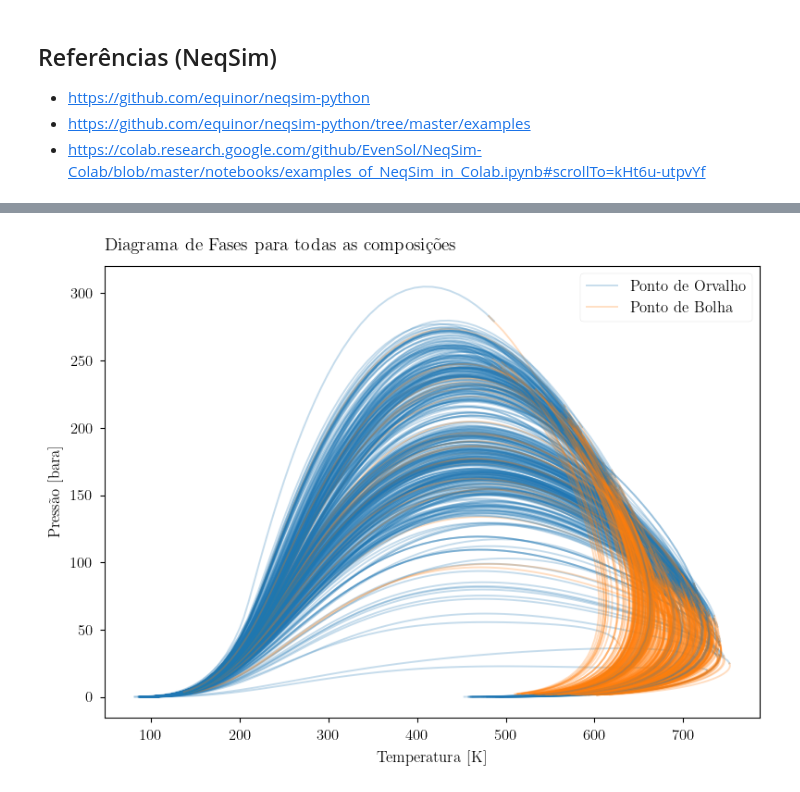
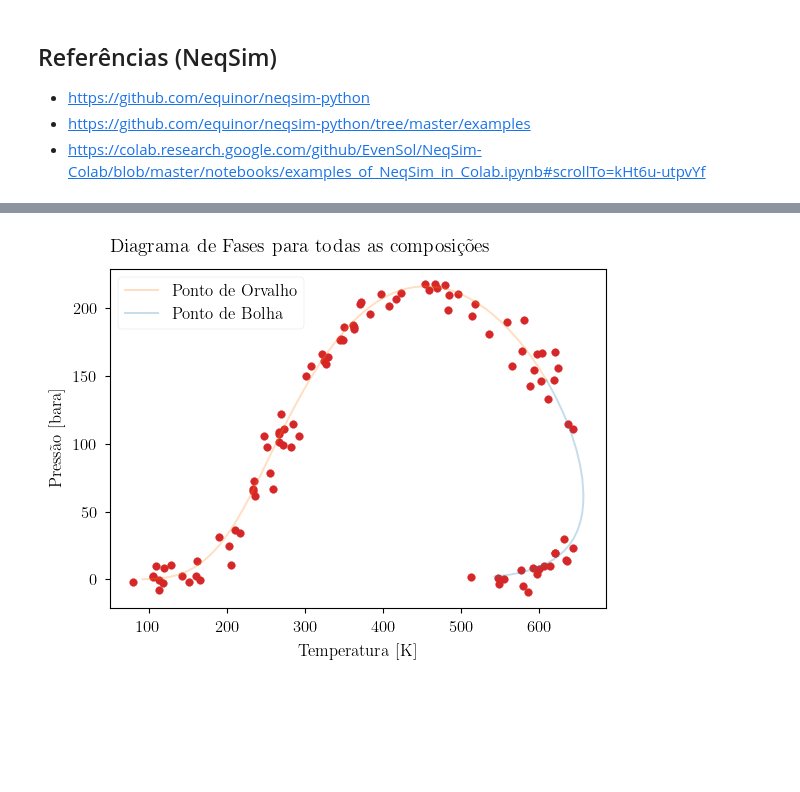
Before and after one commit to antonionicampos/nn-flash, a Jupyter notebook: notebooks/neqsim_sandbox.ipynb, the cells around one changed output, grey strips where cells are left out. Saved outputs shown, nothing was run; the diff lists cells and outputs as text; code cells hidden in the pictures; blank space fills up the shorter version.

```diff
--- a/notebooks/neqsim_sandbox.ipynb
+++ b/notebooks/neqsim_sandbox.ipynb
@@ -70,53 +71,64 @@ processed_data.head()
 # %%
 for i in np.arange(processed_data.shape[0]):
     fluid1 = set_components(composition_data.loc[i, :].to_dict())
     thermoOps = jNeqSim.thermodynamicOperations.ThermodynamicOperations(fluid1)
     thermoOps.calcPTphaseEnvelope(True, 0.1)
 
     if 0.0 in list(thermoOps.getOperation().get("dewT")):
         # print(processed_data.loc[i, :].to_dict())
         thermoOps.calcPTphaseEnvelope(False, 0.1)
         if 0.0 in list(thermoOps.getOperation().get("dewT")):
             composition_data = composition_data.drop(i)
             processed_data = processed_data.drop(i)
             continue
 
-    if i == 0:
-        plt.plot(
-            list(thermoOps.getOperation().get("dewT")),
-            list(thermoOps.getOperation().get("dewP")),
-            label="Ponto de Orvalho",
-            alpha=0.25,
-            color="C0",
-        )
-        plt.plot(
-            list(thermoOps.getOperation().get("bubT")),
-            list(thermoOps.getOperation().get("bubP")),
-            label="Ponto de Bolha",
-            alpha=0.25,
-            color="C1",
-        )
-    else:
-        plt.plot(
-            list(thermoOps.getOperation().get("dewT")),
-            list(thermoOps.getOperation().get("dewP")),
-            alpha=0.25,
-            color="C0",
-        )
-        plt.plot(
-            list(thermoOps.getOperation().get("bubT")),
-            list(thermoOps.getOperation().get("bubP")),
-            alpha=0.25,
-            color="C1",
-        )
+    dewP = np.array(thermoOps.getOperation().get("dewP"))[:-1]
+    bubP = np.array(thermoOps.getOperation().get("bubP"))
+    envelopeP = np.r_[dewP, bubP]
+
+    dewT = np.array(thermoOps.getOperation().get("dewT"))[:-1]
+    bubT = np.array(thermoOps.getOperation().get("bubT"))
+    envelopeT = np.r_[dewT, bubT]
+
+    probs = np.abs(np.diff(envelopeT))
+    probs /= probs.sum()
+
+    for _ in range(100):
+        index = np.random.choice(np.arange(1, envelopeT.shape[0]), p=probs)
+        T_range = np.array([envelopeT[index - 1], envelopeT[index]])
+        P_range = np.array([envelopeP[index - 1], envelopeP[index]])
+
+        T_center = (T_range[1] - T_range[0]) * np.random.random() + T_range[0]
+        P_center = np.interp(T_center, T_range, P_range)
+
+        noiseP = 0.025 * (envelopeP.max() - envelopeP.min()) * np.random.normal()
+        noiseT = 0.025 * (envelopeT.max() - envelopeT.min()) * np.random.normal()
+        plt.scatter(T_center + noiseT, P_center + noiseP, color="tab:red")
+
+    plt.plot(
+        list(thermoOps.getOperation().get("dewT")),
+        list(thermoOps.getOperation().get("dewP")),
+        label="Ponto de Orvalho",
+        alpha=0.25,
+        color="tab:orange",
+    )
+    plt.plot(
+        list(thermoOps.getOperation().get("bubT")),
+        list(thermoOps.getOperation().get("bubP")),
+        label="Ponto de Bolha",
+        alpha=0.25,
+        color="tab:blue",
+    )
+    break
+
 plt.title("Diagrama de Fases para todas as composições", loc="left")
 plt.xlabel("Temperatura [K]")
 plt.ylabel("Pressão [bara]")
 plt.legend()
-plt.savefig("phase_diagrams.png", dpi=600)
+# plt.savefig("phase_diagrams.png", dpi=600)
 plt.show()
 
-composition_data = composition_data.reset_index(drop=True)
-processed_data = processed_data.reset_index(drop=True)
+# composition_data = composition_data.reset_index(drop=True)
+# processed_data = processed_data.reset_index(drop=True)
 # %% [output]
-[figure, old version]
+[figure, new version]
```
Also changed, not shown: parts of 3 cells of this notebook.
